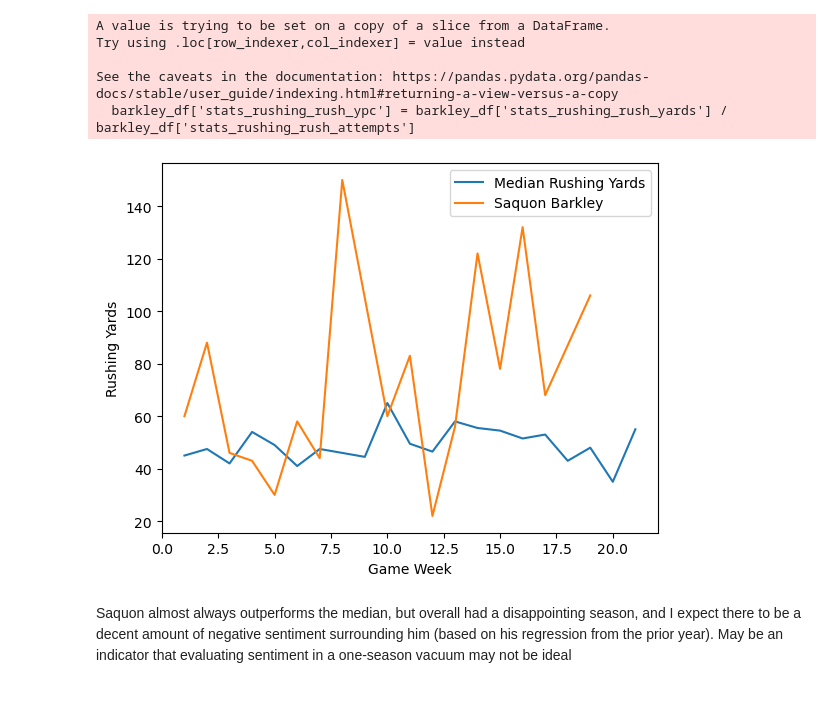
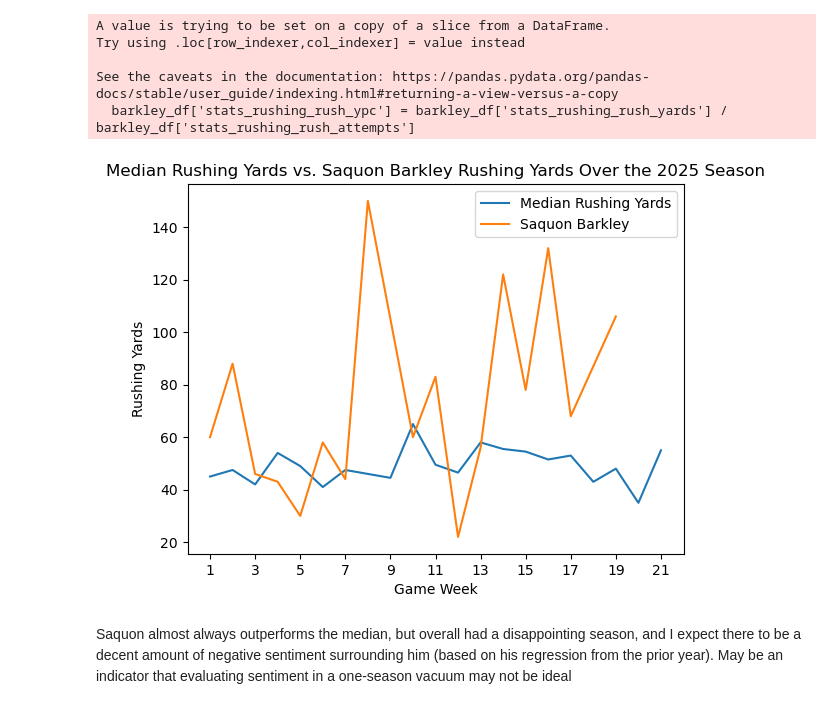
Before and after one commit to ryanjamesyu2/sentiment-performance-connection, a Jupyter notebook: athletic_data_eda.ipynb, the cells around one changed output. Cells and saved outputs as stored; diff of their text form; code cells hidden in the pictures.

```diff
--- a/athletic_data_eda.ipynb
+++ b/athletic_data_eda.ipynb
@@ -362,12 +346,14 @@ See the caveats in the documentation: https://pandas.pydata.org/pandas-docs/stab
 # %%
 plt.plot(avg_rb_df['game_week'], avg_rb_df['stats_rushing_rush_yards'], label='Median Rushing Yards')
 plt.plot(barkley_df['game_week'], barkley_df['stats_rushing_rush_yards'], label='Saquon Barkley')
 plt.xlabel('Game Week')
 plt.ylabel('Rushing Yards')
+plt.title('Median Rushing Yards vs. Saquon Barkley Rushing Yards Over the 2025 Season')
+plt.xticks(range(1, 22, 2))
 plt.legend()
 plt.show()
 # %% [output]
-[figure, old version]
+[figure, new version]
 # %% [markdown]
 Saquon almost always outperforms the median, but overall had a disappointing season, and I expect there to be a decent amount of negative sentiment surrounding him (based on his regression from the prior year). May be an indicator that evaluating sentiment in a one-season vacuum may not be ideal
 # %%
```
Also changed, not shown: parts of 2 cells of this notebook, 2 other files.
